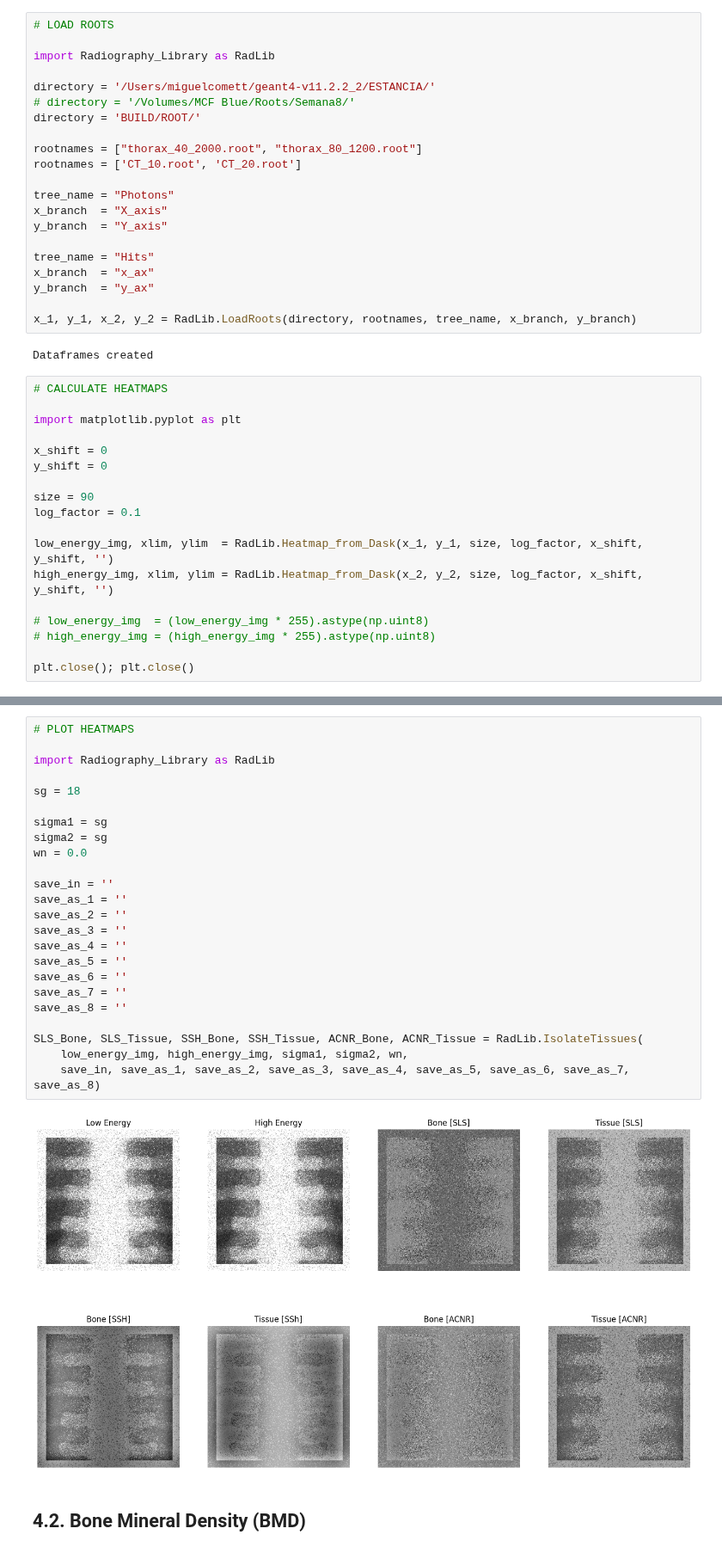
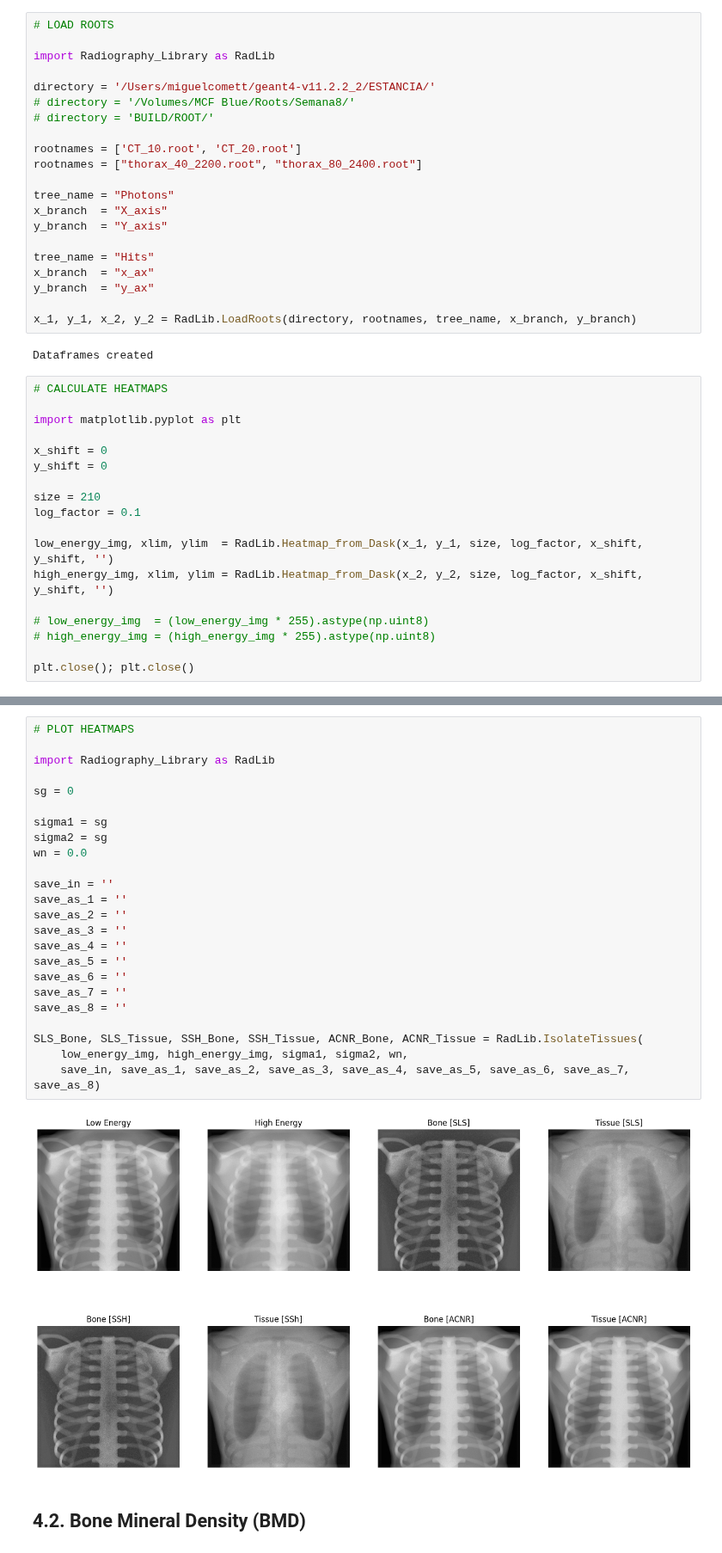
Before and after one commit to miguelcomett/G4_IFI-Team_2024, a Jupyter notebook: MedX_Engine/Radiography_Processing.ipynb, the cells around one changed output, grey strips where cells are left out. Shown at 86% size. Drawn from its saved outputs; the diff is of its cells as text.

```diff
--- a/MedX_Engine/Radiography_Processing.ipynb
+++ b/MedX_Engine/Radiography_Processing.ipynb
@@ -62,10 +61,10 @@ import Radiography_Library as RadLib
 
 directory = '/Users/miguelcomett/geant4-v11.2.2_2/ESTANCIA/'
 # directory = '/Volumes/MCF Blue/Roots/Semana8/'
-directory = 'BUILD/ROOT/'
+# directory = 'BUILD/ROOT/'
 
-rootnames = ["thorax_40_2000.root", "thorax_80_1200.root"]
 rootnames = ['CT_10.root', 'CT_20.root']
+rootnames = ["thorax_40_2200.root", "thorax_80_2400.root"]
 
 tree_name = "Photons"
 x_branch  = "X_axis"
@@ -86,7 +85,7 @@ import matplotlib.pyplot as plt
 x_shift = 0
 y_shift = 0
 
-size = 90
+size = 210
 log_factor = 0.1
 
 low_energy_img, xlim, ylim  = RadLib.Heatmap_from_Dask(x_1, y_1, size, log_factor, x_shift, y_shift, '')
@@ -102,29 +101,29 @@ Heatmap size: (360, 360) [pixels]
 # %%
 # PLOT HEATMAPS
 
 import Radiography_Library as RadLib
 
-sg = 18
+sg = 0
 
 sigma1 = sg
 sigma2 = sg
 wn = 0.0
 
 save_in = ''
 save_as_1 = ''
 save_as_2 = ''
 save_as_3 = ''
 save_as_4 = ''
 save_as_5 = ''
 save_as_6 = ''
 save_as_7 = ''
 save_as_8 = ''
 
 SLS_Bone, SLS_Tissue, SSH_Bone, SSH_Tissue, ACNR_Bone, ACNR_Tissue = RadLib.IsolateTissues(
     low_energy_img, high_energy_img, sigma1, sigma2, wn,
     save_in, save_as_1, save_as_2, save_as_3, save_as_4, save_as_5, save_as_6, save_as_7, save_as_8)
 # %% [output]
-[figure, old version]
+[figure, new version]
 # %% [markdown]
 ## 4.2. Bone Mineral Density (BMD)
 # %%
```
Also changed, not shown: parts of 4 cells of this notebook, 4 other files.
